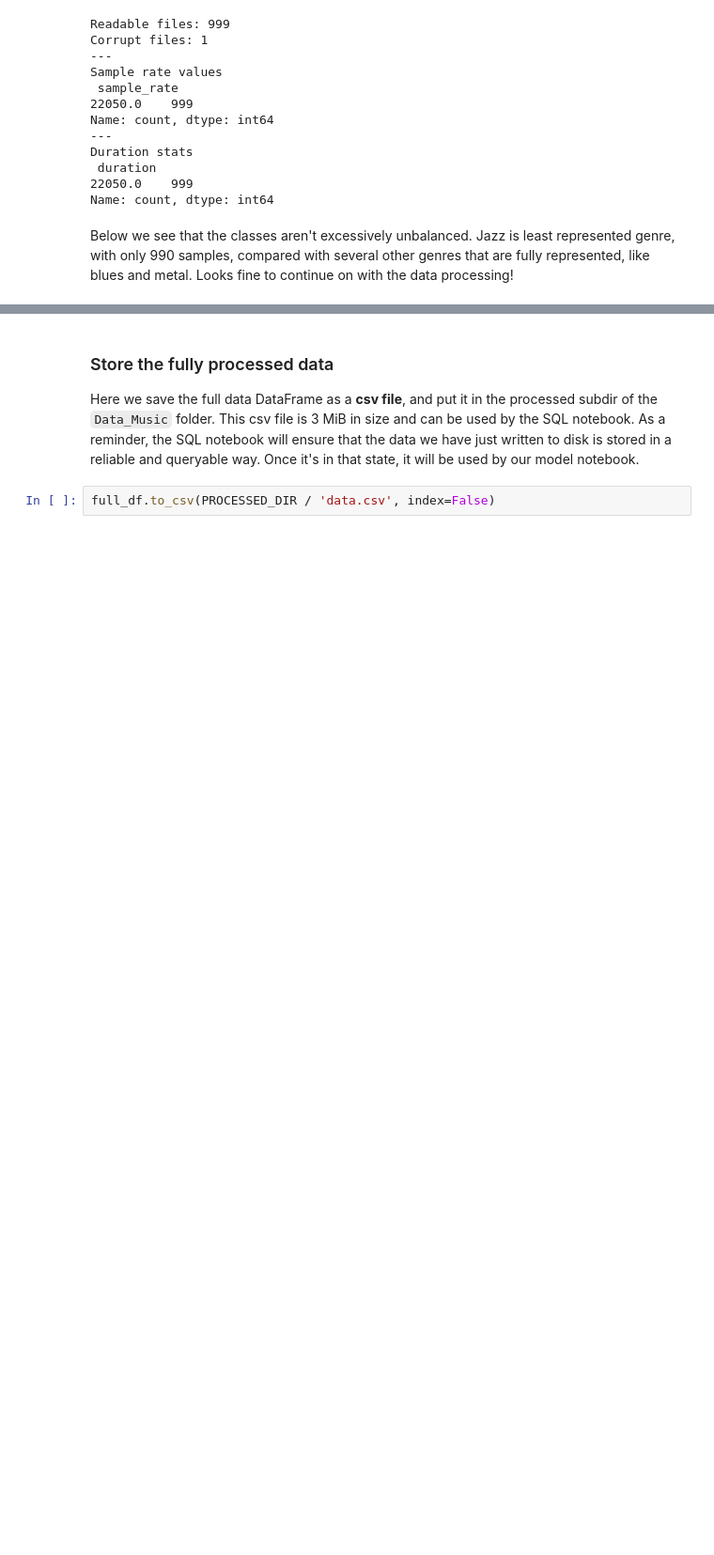
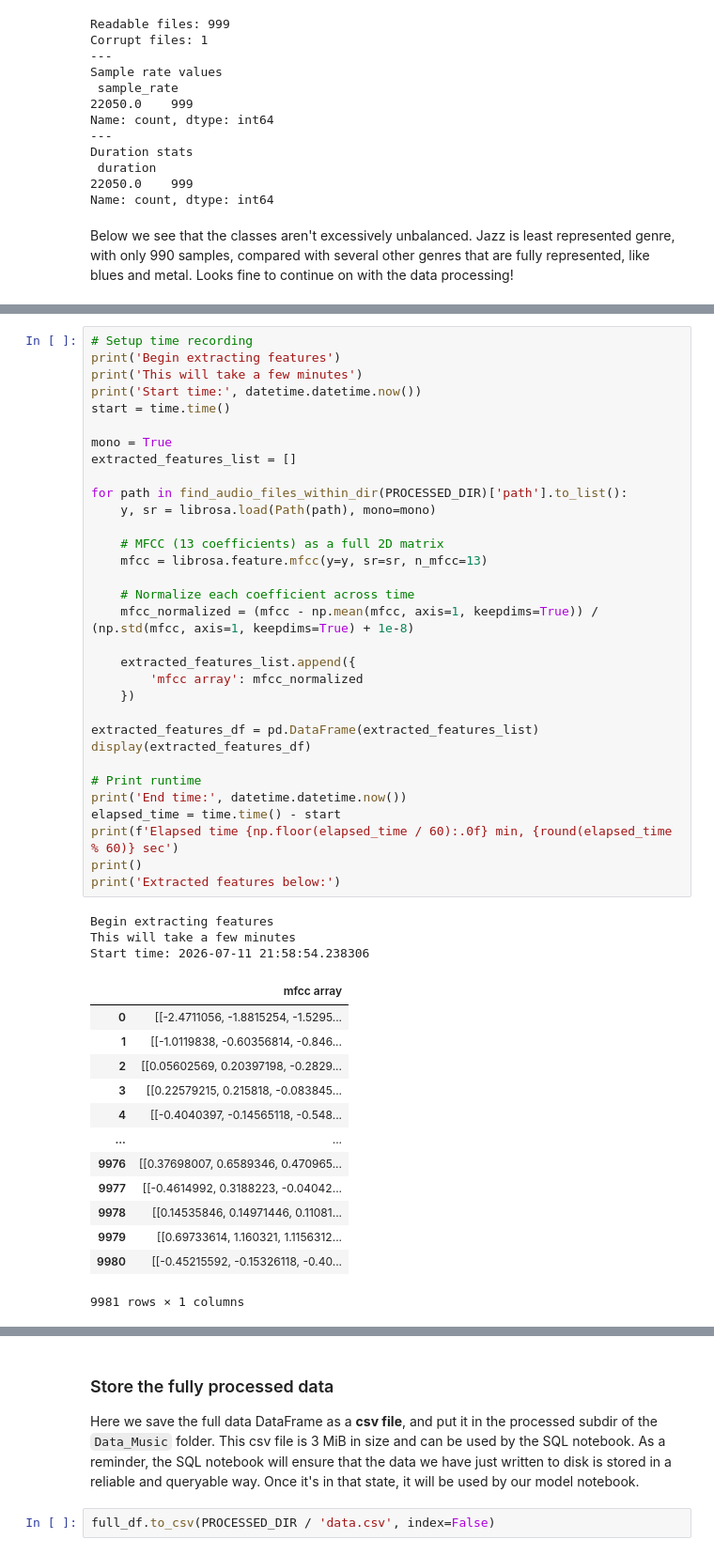
Before and after one commit to winni-datadiva/music-genre-classification, a Jupyter notebook: Code/clean-preprocess.ipynb, the cells around one changed output, grey strips where cells are left out. Shown at 94% size. Cells and saved outputs as stored; diff of their text form; blank space fills up the shorter version.

```diff
--- a/Code/clean-preprocess.ipynb
+++ b/Code/clean-preprocess.ipynb
@@ -297,0 +222,49 @@ Extracted features below:
+# %%
+# Setup time recording
+print('Begin extracting features')
+print('This will take a few minutes')
+print('Start time:', datetime.datetime.now())
+start = time.time()
+
+mono = True
+extracted_features_list = []
+
+for path in find_audio_files_within_dir(PROCESSED_DIR)['path'].to_list():
+    y, sr = librosa.load(Path(path), mono=mono)
+
+    # MFCC (13 coefficients) as a full 2D matrix
+    mfcc = librosa.feature.mfcc(y=y, sr=sr, n_mfcc=13)
+
+    # Normalize each coefficient across time
+    mfcc_normalized = (mfcc - np.mean(mfcc, axis=1, keepdims=True)) / (np.std(mfcc, axis=1, keepdims=True) + 1e-8)
+
+    extracted_features_list.append({
+        'mfcc array': mfcc_normalized
+    })
+
+extracted_features_df = pd.DataFrame(extracted_features_list)
+display(extracted_features_df)
+
+# Print runtime
+print('End time:', datetime.datetime.now())
+elapsed_time = time.time() - start
+print(f'Elapsed time {np.floor(elapsed_time / 60):.0f} min, {round(elapsed_time % 60)} sec')
+print()
+print('Extracted features below:')
+# %% [output]
+Begin extracting features
+This will take a few minutes
+Start time: 2026-07-11 21:58:54.238306
+|  | mfcc array |
+| 0 | [[-2.4711056, -1.8815254, -1.5295... |
+| 1 | [[-1.0119838, -0.60356814, -0.846... |
+| 2 | [[0.05602569, 0.20397198, -0.2829... |
+| 3 | [[0.22579215, 0.215818, -0.083845... |
+| 4 | [[-0.4040397, -0.14565118, -0.548... |
+| ... | ... |
+| 9976 | [[0.37698007, 0.6589346, 0.470965... |
+| 9977 | [[-0.4614992, 0.3188223, -0.04042... |
+| 9978 | [[0.14535846, 0.14971446, 0.11081... |
+| 9979 | [[0.69733614, 1.160321, 1.1156312... |
+| 9980 | [[-0.45215592, -0.15326118, -0.40... |
+9981 rows × 1 columns
```
Also changed, not shown: parts of 6 cells of this notebook, 10 other files.
